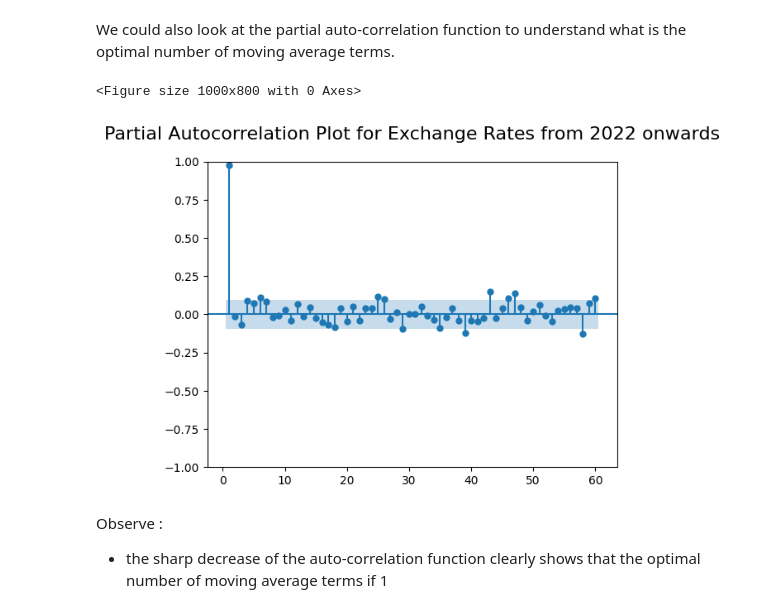
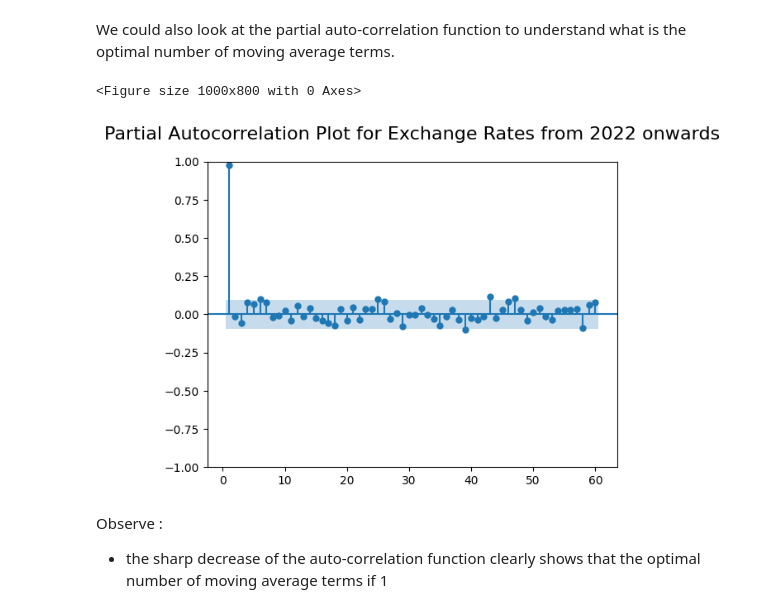
Before and after one commit to Geist2307/GBP-EUR-Exchange-Rate-Forecast, a Jupyter notebook: ForecastingGBP.ipynb, the cells around one changed output. Saved outputs shown, nothing was run; the diff lists cells and outputs as text; code cells hidden in the pictures.

```diff
--- a/ForecastingGBP.ipynb
+++ b/ForecastingGBP.ipynb
@@ -659,14 +659,14 @@ We could also look at the partial auto-correlation function to understand what i
 # %%
 ##the partial autocorrelation plot
 from statsmodels.graphics.tsaplots import plot_pacf
 
 plt.figure(figsize=(10,8))
-plot_pacf(df_2022onwards, lags=60,  zero=False) ##plot the partial autocorrelation
+plot_pacf(df_2022onwards, lags=60,  zero=False, method = 'ywm') ##plot the partial autocorrelation
 plt.title('Partial Autocorrelation Plot for Exchange Rates from 2022 onwards', fontsize=16, y=1.05)
 plt.show()
 # %% [output]
 <Figure size 1000x800 with 0 Axes>
-[figure, old version]
+[figure, new version]
 # %% [markdown]
 Observe :
 
```
Also changed, not shown: parts of 52 cells of this notebook, 1 other file.
